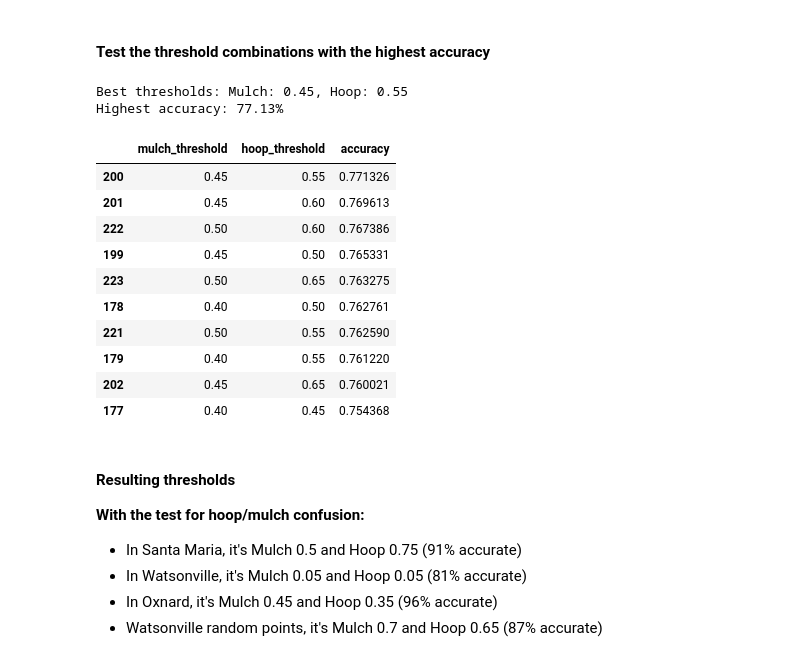
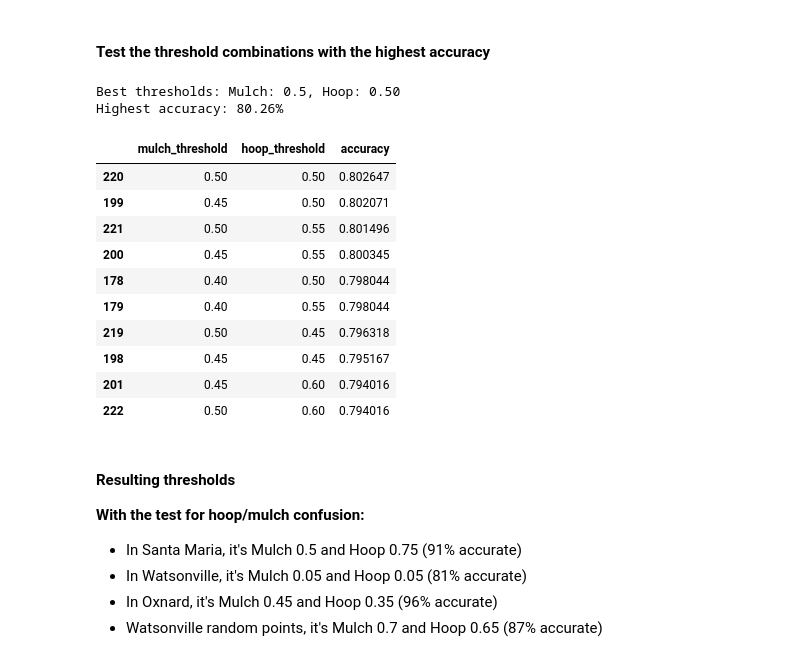
Before and after one commit to tnc-ca-geo/rs-ag-plastics, a Jupyter notebook: AT_threshold_determination.ipynb, the cells around one changed output. Drawn from its saved outputs; the diff is of its cells as text; code cells hidden in the pictures.

```diff
--- a/AT_threshold_determination.ipynb
+++ b/AT_threshold_determination.ipynb
@@ -73,0 +76,10 @@ Number of rows after removing null values: 3618
+# %%
+sampled_probs = pd.read_csv('N:/OCEANS_Program/Plastics/Agricultural_Plastics/AgPlastics_Pro/thresholding/MonthlyClassifications_v1_1_probs.csv')
+data = sampled_probs
+
+print(f"Number of rows: {data.shape[0]}")
+data.head()
+data.dropna(subset=['hoop_p95'], inplace=True)
+print(f"Number of rows after removing null values: {data.shape[0]}")
+# print(f"Number of rows with null values in 'hoop' column: {data['hoop'].isnull().sum()}")
+# print(f"Number of rows with null values in 'mulch' column: {data['mulch'].isnull().sum()}")
@@ -125,60 +141,60 @@ def calculate_accuracy(thresholds, data):
 
     for _, row in data.iterrows():
         #
-        if row['Type'] == 'mulch' and row['mulch'] >= mulch_threshold and (
+        if row['Type'] == 'mulch' and row['mulch_p95'] >= mulch_threshold and (
             # test if hoop is no or if mulch has a greater distance above its threshold than hoop
-            row['hoop'] < hoop_threshold or (row['hoop'] - hoop_threshold) < (row['mulch'] - mulch_threshold)):
+            row['hoop_p95'] < hoop_threshold or (row['hoop_p95'] - hoop_threshold) < (row['mulch_p95'] - mulch_threshold)):
             # row['hoop'] < hoop_threshold or row['hoop'] < row['mulch']): # old way
             correct_classifications += 1
-        elif row['Type'] == 'hoop' and row['hoop'] >= hoop_threshold and (
-            row['mulch'] < mulch_threshold or (row['mulch'] - mulch_threshold) < (row['hoop'] - hoop_threshold)):
+        elif row['Type'] == 'hoop' and row['hoop_p95'] >= hoop_threshold and (
+            row['mulch_p95'] < mulch_threshold or (row['mulch_p95'] - mulch_threshold) < (row['hoop_p95'] - hoop_threshold)):
             # row['mulch'] < mulch_threshold or row['mulch'] < row['hoop']): # old way
             correct_classifications += 1
-        elif row['Type'] == 'other' and row['mulch'] < mulch_threshold and row['hoop'] < hoop_threshold:
-            # correct_classifications += 1
-    # return correct_classifications / len(data)
-            correct_classifications += other_weight
-    other_count = data[data['Type'] == 'other'].shape[0]
-    subtract = other_count * (1 - other_weight)
-    return correct_classifications / (len(data) - subtract)
+        elif row['Type'] == 'other' and row['mulch_p95'] < mulch_threshold and row['hoop_p95'] < hoop_threshold:
+            correct_classifications += 1
+    return correct_classifications / len(data)
+    #         correct_classifications += other_weight
+    # other_count = data[data['Type'] == 'other'].shape[0]
+    # subtract = other_count * (1 - other_weight)
+    # return correct_classifications / (len(data) - subtract)
 
 # Define the range of thresholds to test
 thresholds_range = np.arange(0.0, 1.05, 0.05)
 
 # Initialize variables to store the best thresholds and highest accuracy
 best_thresholds = (0, 0)
 highest_accuracy = 0
 accuracy_table = pd.DataFrame(columns=['mulch_threshold', 'hoop_threshold', 'accuracy'])
 
 # Iterate over all possible combinations of thresholds
 for mulch_threshold in thresholds_range:
     for hoop_threshold in thresholds_range:
         accuracy = calculate_accuracy((mulch_threshold, hoop_threshold), data)
         if accuracy > highest_accuracy:
             highest_accuracy = accuracy
             best_thresholds = (mulch_threshold, hoop_threshold)
         accuracy_row = pd.DataFrame({'mulch_threshold': [mulch_threshold], 'hoop_threshold': [hoop_threshold], 'accuracy': [accuracy]})
         accuracy_table = pd.concat([accuracy_table, accuracy_row], ignore_index=True)
 
 print(f"Best thresholds: Mulch: {best_thresholds[0]}, Hoop: {best_thresholds[1]:.2f}")
 print(f"Highest accuracy: {highest_accuracy*100:.2f}%")
 # Sort the accuracy table by highest accuracy first
 accuracy_table = accuracy_table.sort_values(by='accuracy', ascending=False)
 display(accuracy_table.head(10))
 # %% [output]
-Best thresholds: Mulch: 0.45, Hoop: 0.55
-Highest accuracy: 77.13%
+Best thresholds: Mulch: 0.5, Hoop: 0.50
+Highest accuracy: 80.26%
 |  | mulch_threshold | hoop_threshold | accuracy |
-| 200 | 0.45 | 0.55 | 0.771326 |
-| 201 | 0.45 | 0.60 | 0.769613 |
-| 222 | 0.50 | 0.60 | 0.767386 |
-| 199 | 0.45 | 0.50 | 0.765331 |
-| 223 | 0.50 | 0.65 | 0.763275 |
-| 178 | 0.40 | 0.50 | 0.762761 |
-| 221 | 0.50 | 0.55 | 0.762590 |
-| 179 | 0.40 | 0.55 | 0.761220 |
-| 202 | 0.45 | 0.65 | 0.760021 |
-| 177 | 0.40 | 0.45 | 0.754368 |
+| 220 | 0.50 | 0.50 | 0.802647 |
+| 199 | 0.45 | 0.50 | 0.802071 |
+| 221 | 0.50 | 0.55 | 0.801496 |
+| 200 | 0.45 | 0.55 | 0.800345 |
+| 178 | 0.40 | 0.50 | 0.798044 |
+| 179 | 0.40 | 0.55 | 0.798044 |
+| 219 | 0.50 | 0.45 | 0.796318 |
+| 198 | 0.45 | 0.45 | 0.795167 |
+| 201 | 0.45 | 0.60 | 0.794016 |
+| 222 | 0.50 | 0.60 | 0.794016 |
 # %% [markdown]
 #### Resulting thresholds
 
```
Also changed, not shown: parts of 7 cells of this notebook, 1 other file.
